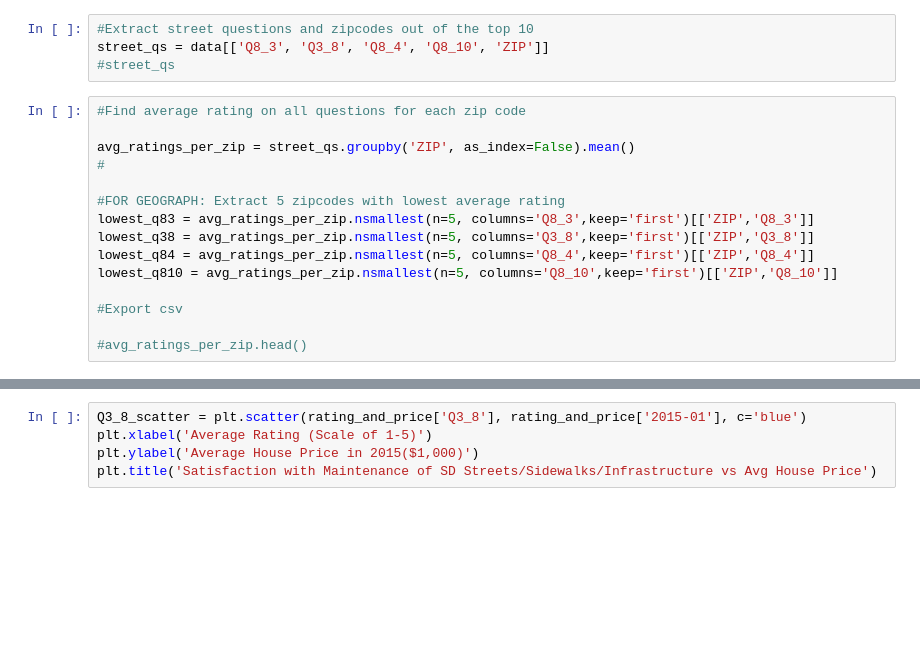
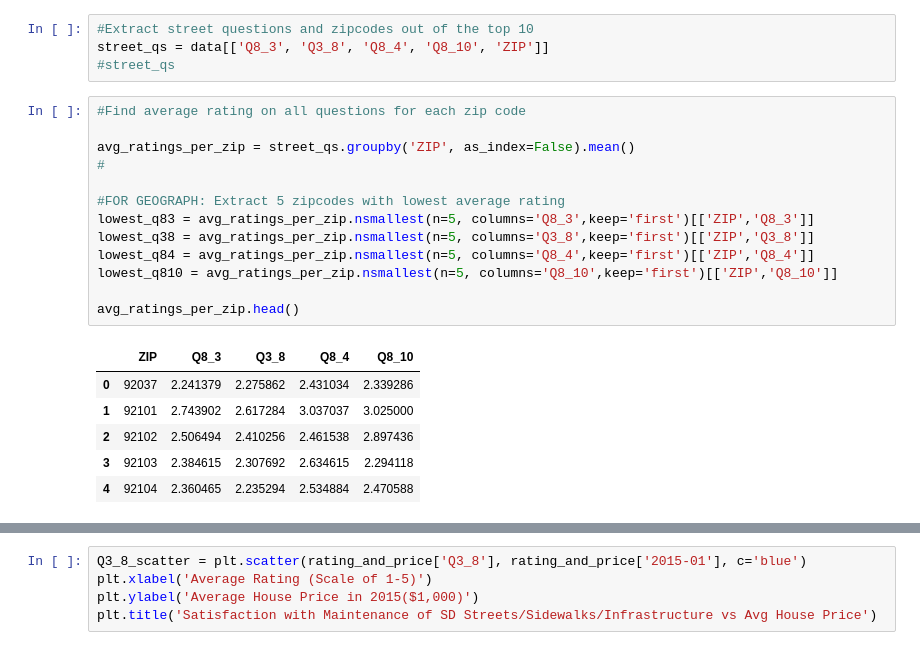
Before and after one commit to maggietsui/Final_Project_COGS108, a Jupyter notebook: Maggie.ipynb, the cells around one changed output, grey strips where cells are left out. Cells and saved outputs as stored; diff of their text form; blank space fills up the shorter version.

```diff
--- a/Maggie.ipynb
+++ b/Maggie.ipynb
@@ -176,18 +176,23 @@ street_qs = data[['Q8_3', 'Q3_8', 'Q8_4', 'Q8_10', 'ZIP']]
 # %%
 #Find average rating on all questions for each zip code
 
 avg_ratings_per_zip = street_qs.groupby('ZIP', as_index=False).mean()
 #
 
 #FOR GEOGRAPH: Extract 5 zipcodes with lowest average rating
 lowest_q83 = avg_ratings_per_zip.nsmallest(n=5, columns='Q8_3',keep='first')[['ZIP','Q8_3']]
 lowest_q38 = avg_ratings_per_zip.nsmallest(n=5, columns='Q3_8',keep='first')[['ZIP','Q3_8']]
 lowest_q84 = avg_ratings_per_zip.nsmallest(n=5, columns='Q8_4',keep='first')[['ZIP','Q8_4']]
 lowest_q810 = avg_ratings_per_zip.nsmallest(n=5, columns='Q8_10',keep='first')[['ZIP','Q8_10']]
 
-#Export csv
-
-#avg_ratings_per_zip.head()
+avg_ratings_per_zip.head()
+# %% [output]
+|  | ZIP | Q8_3 | Q3_8 | Q8_4 | Q8_10 |
+| 0 | 92037 | 2.241379 | 2.275862 | 2.431034 | 2.339286 |
+| 1 | 92101 | 2.743902 | 2.617284 | 3.037037 | 3.025000 |
+| 2 | 92102 | 2.506494 | 2.410256 | 2.461538 | 2.897436 |
+| 3 | 92103 | 2.384615 | 2.307692 | 2.634615 | 2.294118 |
+| 4 | 92104 | 2.360465 | 2.235294 | 2.534884 | 2.470588 |
 # %%
 #Add avg house prices 2015-01 data to ratings data
 rating_and_price = avg_ratings_per_zip.merge(avg_house_prices, left_on='ZIP', right_on='RegionName')
```
Also changed, not shown: parts of 3 cells of this notebook, 1 other file.
